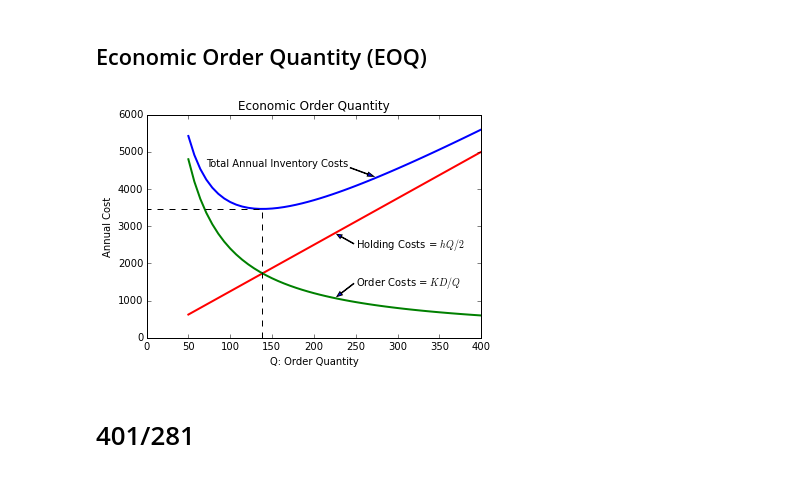
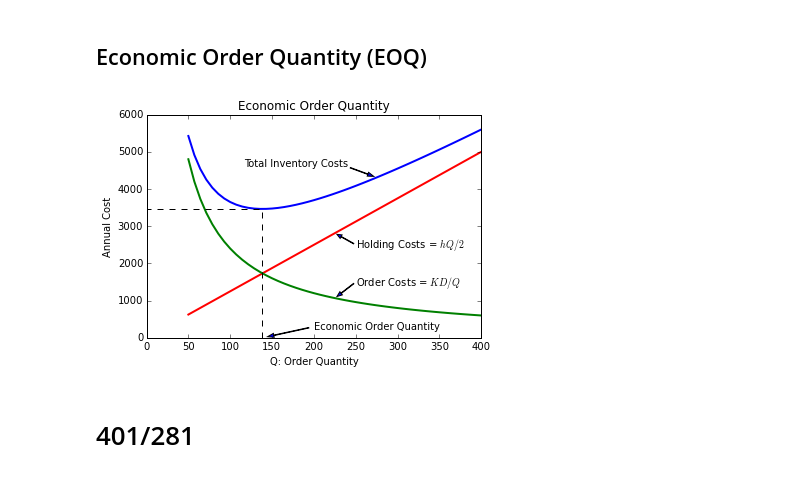
Before and after one commit to jckantor/ESTM60203, a Jupyter notebook: notebooks/Inventory Management.ipynb, the cells around one changed output. Drawn from its saved outputs; the diff is of its cells as text; code cells hidden in the pictures.

```diff
--- a/notebooks/Inventory Management.ipynb
+++ b/notebooks/Inventory Management.ipynb
@@ -25,38 +25,38 @@ EOQ = sqrt(2.0*D*K/h)
 
 Q = linspace(50,400)
 plot(Q,AC(Q),lw=2)
 xlim(0,400)
 ylim(0,ylim()[1])
 
 hold(True)
 plot(Q,HC(Q),'r',lw = 2)
 plot(Q,OC(Q),'g',lw = 2)
 plot([EOQ,EOQ,0],[0,AC(EOQ),AC(EOQ)],'k--')
 hold(False)
 
 xlabel('Q: Order Quantity')
 ylabel('Annual Cost')
 title('Economic Order Quantity')
 
-text(240,4600,'Total Annual Inventory Costs',horizontalalignment='right')
+text(240,4600,'Total Inventory Costs',horizontalalignment='right')
 annotate('', xy=(275,AC(275)), xytext=(240,4600),
          arrowprops=dict(shrink=0.1,width=0.5,headwidth=4,frac=0.25))
 
 text(250,2500,'Holding Costs = $h Q/2$',verticalalignment='center')
 annotate('', xy=(225,HC(225)), xytext=(250,2500),
          arrowprops=dict(shrink=0.1,width=0.5,headwidth=4,frac=0.25))
 
 text(250,1500,'Order Costs = $K D/Q$',verticalalignment='center')
 annotate('', xy=(225,OC(225)), xytext=(250,1500),
          arrowprops=dict(shrink=0.1,width=0.5,headwidth=4,frac=0.25))
 
-text(150,500,'Order Costs = $K D/Q$',verticalalignment='center')
-annotate('', xy=(225,OC(225)), xytext=(250,1500),
-         arrowprops=dict(shrink=0.1,width=0.5,headwidth=4,frac=0.25))
+text(200,300,'Economic Order Quantity',verticalalignment='center')
+annotate('', xy=(EOQ,0), xytext=(200,300),
+         arrowprops=dict(shrink=0.1,width=0.5,headwidth=4,frac=0.15))
 
 savefig('img/InventoryManagementEOQ.png')
 # %% [output]
-[figure, old version]
+[figure, new version]
 # %% [markdown]
 # 401/281
 # %%
```
Also changed, not shown: 1 other file.
